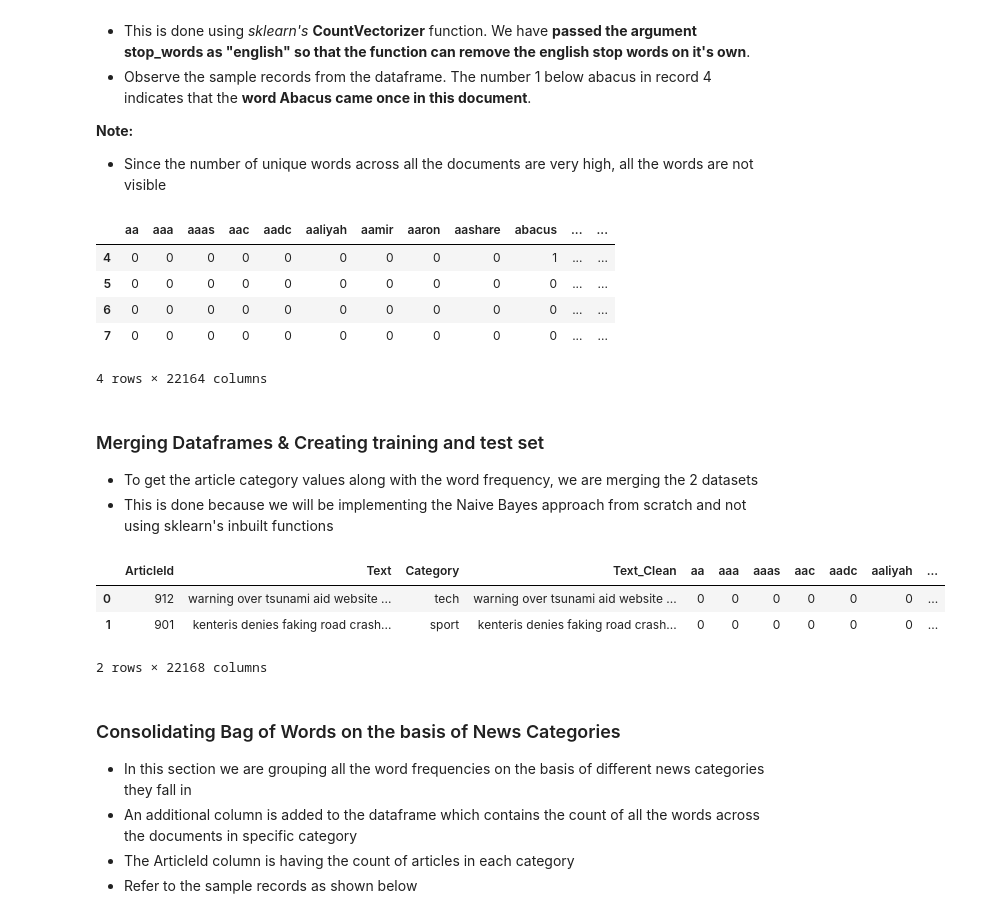
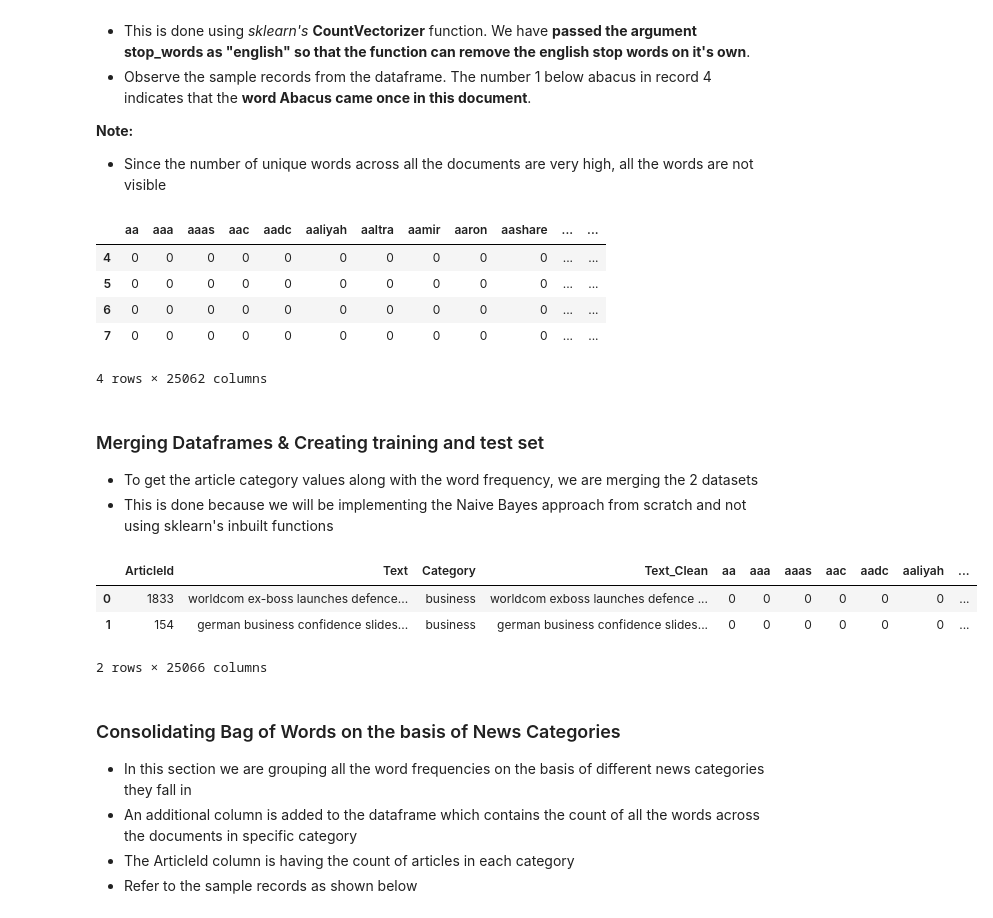
Before and after one commit to dalmiaujjwal/Understanding_Algorithms, a Jupyter notebook: Naive Bayes/Implementation_Scratch_Naive_Bayes .ipynb, the cells around one changed output. Drawn from its saved outputs; the diff is of its cells as text; code cells hidden in the pictures.

```diff
--- a/Naive Bayes/Implementation_Scratch_Naive_Bayes .ipynb
+++ b/Naive Bayes/Implementation_Scratch_Naive_Bayes .ipynb
@@ -29,6 +31,7 @@ inp_dataset.head(2)
 - Notice the number of records in original, training and testing dataset
 # %%
 def text_clean(text_series):
+    text_series = text_series.str.lower()
     clean_1 = text_series.str.replace(r"[^a-zA-Z\s]","")
     clean_2 = clean_1.str.replace(r"\s+", " ")
     return clean_2
@@ -55,28 +48,28 @@ Number of records in testing dataset - 373
 - Since the number of unique words across all the documents are very high, all the words are not visible
 # %%
 Cnt_Vec = CountVectorizer(stop_words="english")
-BOW = Cnt_Vec.fit_transform(train_x["Text_Clean"]).toarray()
+BOW = Cnt_Vec.fit_transform(inp_dataset["Text_Clean"]).toarray()
 BOW_Df = pd.DataFrame(BOW, columns=Cnt_Vec.get_feature_names())
 BOW_Df[4:8]
 # %% [output]
-|  | aa | aaa | aaas | aac | aadc | aaliyah | aamir | aaron | aashare | abacus | ... | ... |
-| 4 | 0 | 0 | 0 | 0 | 0 | 0 | 0 | 0 | 0 | 1 | ... | ... |
+|  | aa | aaa | aaas | aac | aadc | aaliyah | aaltra | aamir | aaron | aashare | ... | ... |
+| 4 | 0 | 0 | 0 | 0 | 0 | 0 | 0 | 0 | 0 | 0 | ... | ... |
 | 5 | 0 | 0 | 0 | 0 | 0 | 0 | 0 | 0 | 0 | 0 | ... | ... |
 | 6 | 0 | 0 | 0 | 0 | 0 | 0 | 0 | 0 | 0 | 0 | ... | ... |
 | 7 | 0 | 0 | 0 | 0 | 0 | 0 | 0 | 0 | 0 | 0 | ... | ... |
-4 rows × 22164 columns
+4 rows × 25062 columns
 # %% [markdown]
 ### Merging Dataframes & Creating training and test set
 - To get the article category values along with the word frequency, we are merging the 2 datasets
 - This is done because we will be implementing the Naive Bayes approach from scratch and not using sklearn's inbuilt functions
 # %%
-inp_dataset_final = pd.merge(train_x, BOW_Df, left_index=True, right_index=True, how = "left")
+inp_dataset_final = pd.merge(inp_dataset, BOW_Df, left_index=True, right_index=True, how = "left")
 inp_dataset_final.head(2)
 # %% [output]
 |  | ArticleId | Text | Category | Text_Clean | aa | aaa | aaas | aac | aadc | aaliyah | ... |
-| 0 | 912 | warning over tsunami aid website ... | tech | warning over tsunami aid website ... | 0 | 0 | 0 | 0 | 0 | 0 | ... |
-| 1 | 901 | kenteris denies faking road crash... | sport | kenteris denies faking road crash... | 0 | 0 | 0 | 0 | 0 | 0 | ... |
+| 0 | 1833 | worldcom ex-boss launches defence... | business | worldcom exboss launches defence ... | 0 | 0 | 0 | 0 | 0 | 0 | ... |
+| 1 | 154 | german business confidence slides... | business | german business confidence slides... | 0 | 0 | 0 | 0 | 0 | 0 | ... |
-2 rows × 22168 columns
+2 rows × 25066 columns
 # %% [markdown]
 ### Consolidating Bag of Words on the basis of News Categories
 - In this section we are grouping all the word frequencies on the basis of different news categories they fall in
```
Also changed, not shown: parts of 18 cells of this notebook, 2 other files.
